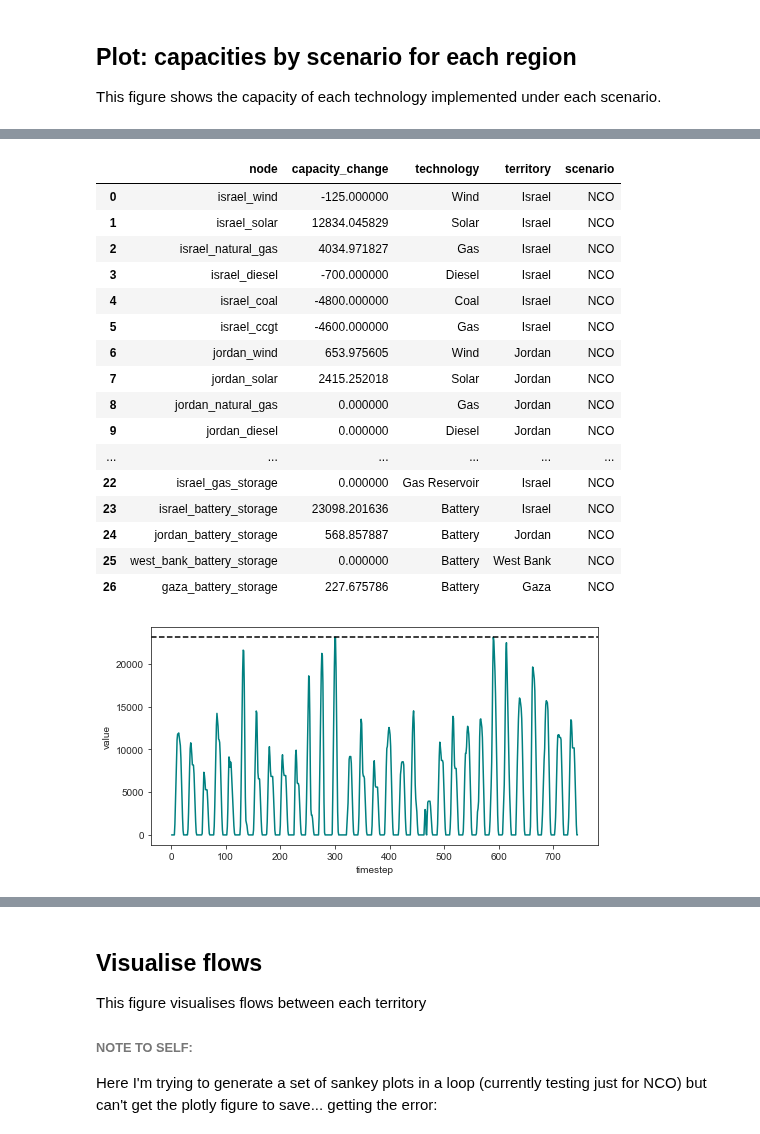
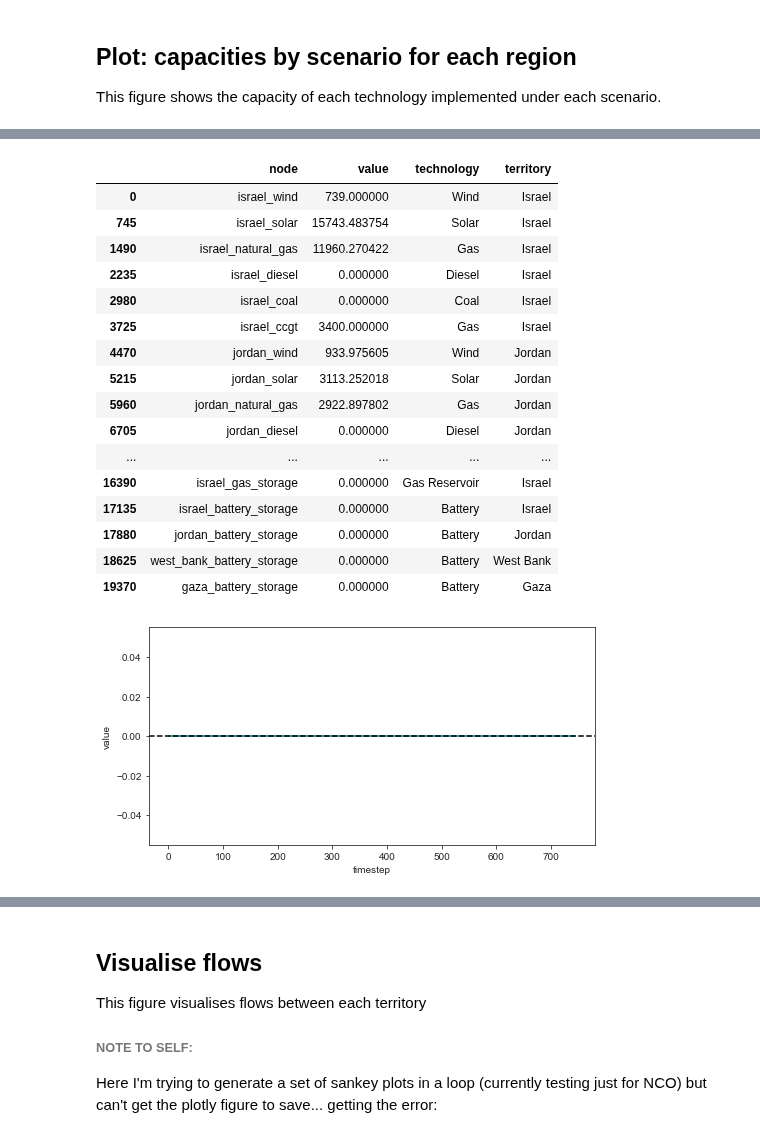
Before and after one commit to amanmajid/nextra, a Jupyter notebook: analysis/icae_results.ipynb, the cells around one changed output, grey strips where cells are left out. Saved outputs shown, nothing was run; the diff lists cells and outputs as text; code cells hidden in the pictures.

Commit message:
<wip> Modified RES supply and battery storage constraints
- Supply from RES is fixed to maximum (i.e., we have to utilise them fully)
- Battery storage node inflow/outflow cannot exceed capacity

```diff
--- a/analysis/icae_results.ipynb
+++ b/analysis/icae_results.ipynb
@@ -304,25 +304,25 @@ f.savefig('../outputs/figures/supp_capacity_by_scenario.pdf',bbox_inches='tight'
 # %%
-results['NCO'].results_capacity_change
+results['NCO'].get_capacities()
 # %% [output]
-|  | node | capacity_change | technology | territory | scenario |
-| 0 | israel_wind | -125.000000 | Wind | Israel | NCO |
-| 1 | israel_solar | 12834.045829 | Solar | Israel | NCO |
-| 2 | israel_natural_gas | 4034.971827 | Gas | Israel | NCO |
-| 3 | israel_diesel | -700.000000 | Diesel | Israel | NCO |
-| 4 | israel_coal | -4800.000000 | Coal | Israel | NCO |
-| 5 | israel_ccgt | -4600.000000 | Gas | Israel | NCO |
-| 6 | jordan_wind | 653.975605 | Wind | Jordan | NCO |
-| 7 | jordan_solar | 2415.252018 | Solar | Jordan | NCO |
-| 8 | jordan_natural_gas | 0.000000 | Gas | Jordan | NCO |
-| 9 | jordan_diesel | 0.000000 | Diesel | Jordan | NCO |
-| ... | ... | ... | ... | ... | ... |
-| 22 | israel_gas_storage | 0.000000 | Gas Reservoir | Israel | NCO |
-| 23 | israel_battery_storage | 23098.201636 | Battery | Israel | NCO |
-| 24 | jordan_battery_storage | 568.857887 | Battery | Jordan | NCO |
-| 25 | west_bank_battery_storage | 0.000000 | Battery | West Bank | NCO |
-| 26 | gaza_battery_storage | 227.675786 | Battery | Gaza | NCO |
+|  | node | value | technology | territory |
+| 0 | israel_wind | 739.000000 | Wind | Israel |
+| 745 | israel_solar | 15743.483754 | Solar | Israel |
+| 1490 | israel_natural_gas | 11960.270422 | Gas | Israel |
+| 2235 | israel_diesel | 0.000000 | Diesel | Israel |
+| 2980 | israel_coal | 0.000000 | Coal | Israel |
+| 3725 | israel_ccgt | 3400.000000 | Gas | Israel |
+| 4470 | jordan_wind | 933.975605 | Wind | Jordan |
+| 5215 | jordan_solar | 3113.252018 | Solar | Jordan |
+| 5960 | jordan_natural_gas | 2922.897802 | Gas | Jordan |
+| 6705 | jordan_diesel | 0.000000 | Diesel | Jordan |
+| ... | ... | ... | ... | ... |
+| 16390 | israel_gas_storage | 0.000000 | Gas Reservoir | Israel |
+| 17135 | israel_battery_storage | 0.000000 | Battery | Israel |
+| 17880 | jordan_battery_storage | 0.000000 | Battery | Jordan |
+| 18625 | west_bank_battery_storage | 0.000000 | Battery | West Bank |
+| 19370 | gaza_battery_storage | 0.000000 | Battery | Gaza |
 # %%
-node = 'israel_battery_storage'
+node = 'gaza_battery_storage'
 results['NCO'].plot_battery_storage_volume(node=node,days=1000000,month=1)
 # %% [output]
-[figure, old version]
+[figure, new version]
```
Also changed, not shown: parts of 9 cells of this notebook, 4 other files.
